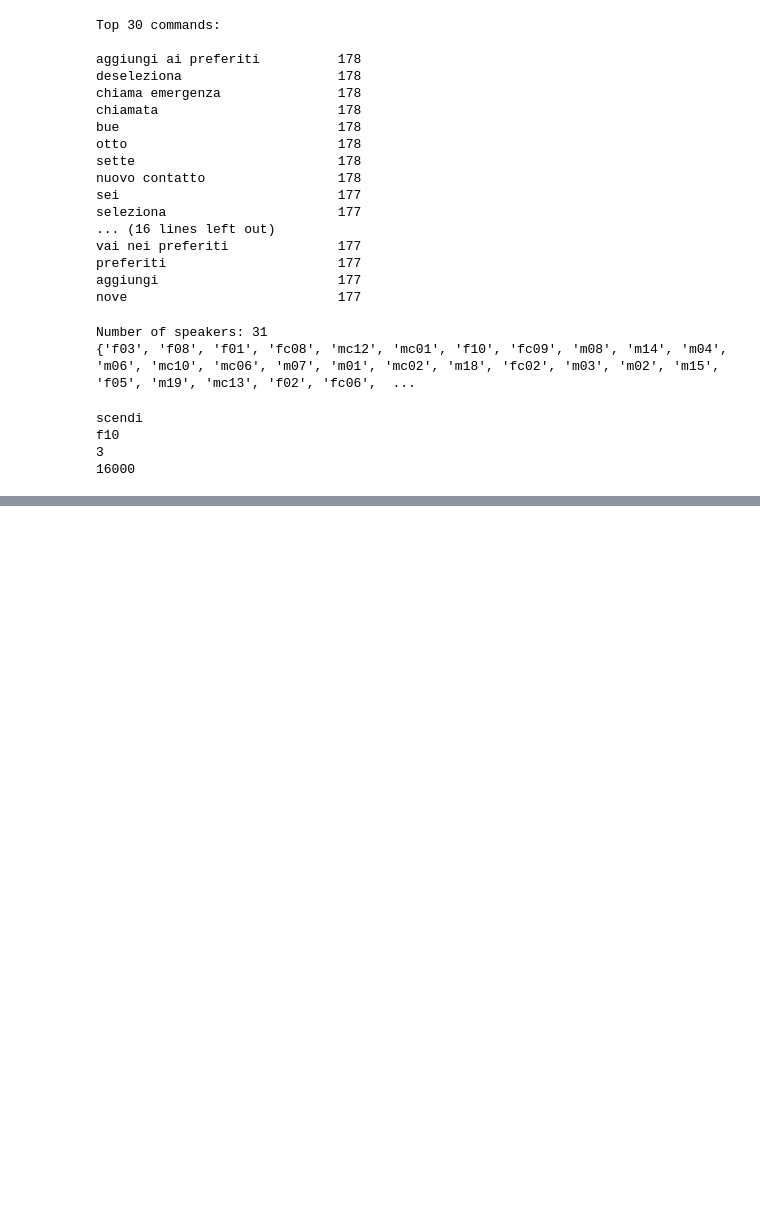
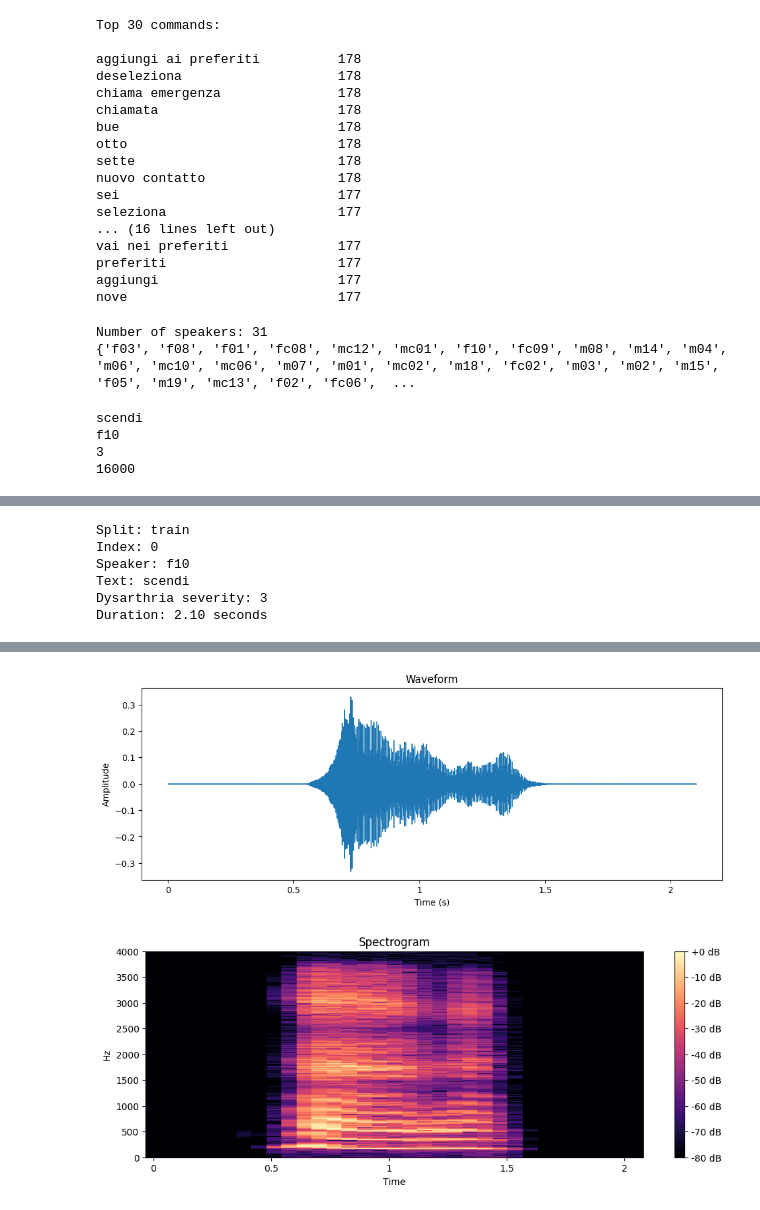
Before and after one commit to hillolborah/Speak, a Jupyter notebook: EasyCallDataset/explore_easycall.ipynb, the cells around one changed output, grey strips where cells are left out. Saved outputs shown, nothing was run; the diff lists cells and outputs as text; code cells hidden in the pictures; blank space fills up the shorter version.

```diff
--- a/EasyCallDataset/explore_easycall.ipynb
+++ b/EasyCallDataset/explore_easycall.ipynb
@@ -83,0 +109,50 @@ f10
+# %%
+import numpy as np
+import matplotlib.pyplot as plt
+import librosa
+import librosa.display
+from IPython.display import Audio, display
+
+def inspect_sample(ds, split="train", idx=0):
+
+    sample = ds[split][idx]
+
+    audio = sample["audio"]["array"]
+    sr = sample["audio"]["sampling_rate"]
+
+    print(f"Split: {split}")
+    print(f"Index: {idx}")
+    print(f"Speaker: {sample['speaker']}")
+    print(f"Text: {sample['text']}")
+    print(f"Dysarthria severity: {sample['dysarthria_severity']}")
+    print(f"Duration: {len(audio)/sr:.2f} seconds")
+
+    # play audio
+    display(Audio(audio, rate=sr))
+
+    # waveform
+    plt.figure(figsize=(12,4))
+    librosa.display.waveshow(audio, sr=sr)
+    plt.title("Waveform")
+    plt.xlabel("Time (s)")
+    plt.ylabel("Amplitude")
+    plt.show()
+
+    # spectrogram
+    S = librosa.stft(audio)
+    S_db = librosa.amplitude_to_db(np.abs(S), ref=np.max)
+
+    plt.figure(figsize=(12,4))
+    librosa.display.specshow(S_db, sr=sr, x_axis="time", y_axis="hz")
+    plt.colorbar(format="%+2.0f dB")
+    plt.title("Spectrogram")
+    plt.show()
+# %%
+inspect_sample(ds, "train", 0)
+# %% [output]
+Split: train
+Index: 0
+Speaker: f10
+Text: scendi
+Dysarthria severity: 3
+Duration: 2.10 seconds
@@ -83,0 +160,2 @@ f10
+[figure, added]
+[figure, added]
```
Also changed, not shown: parts of 10 cells of this notebook, 2 other files.
